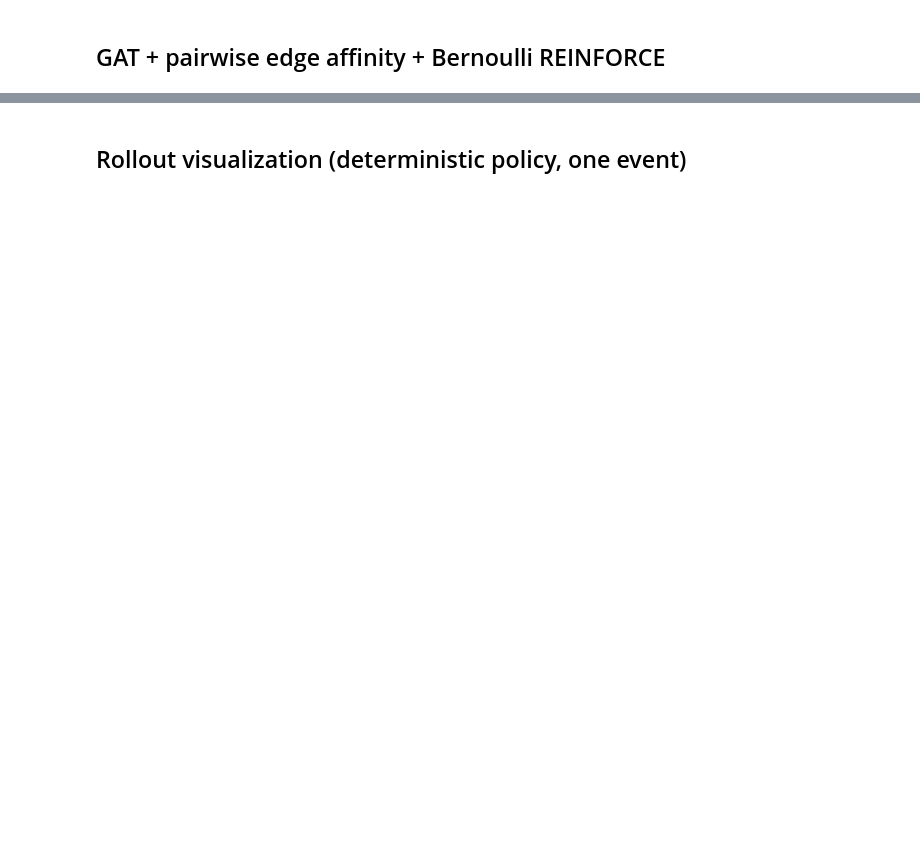
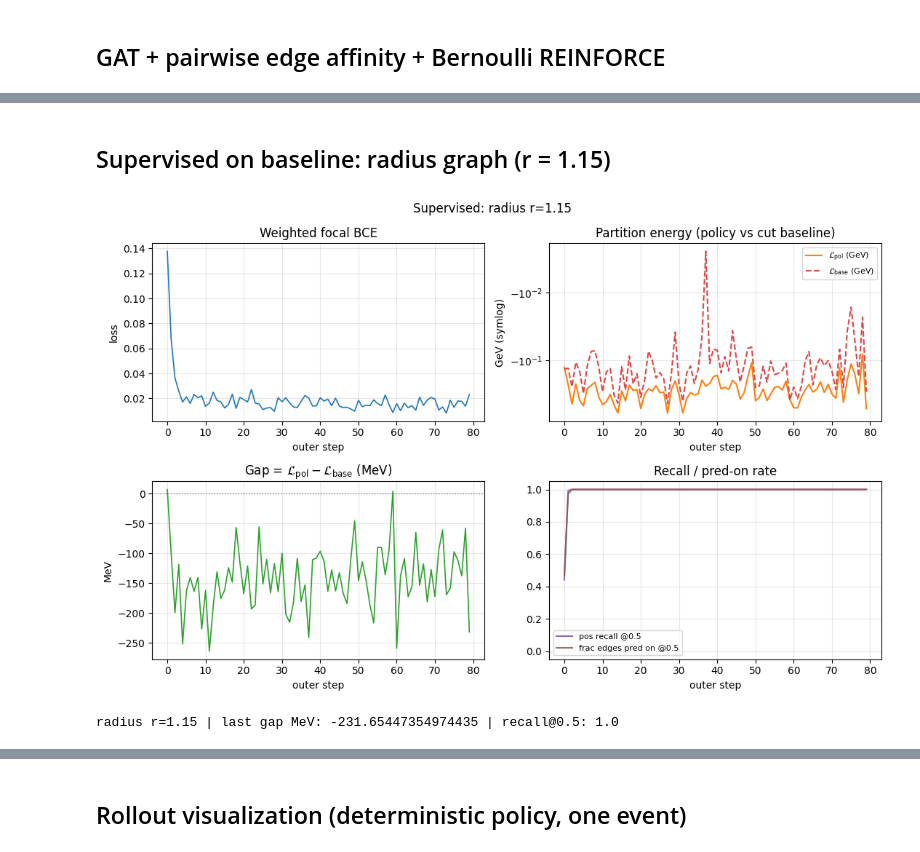
Before and after one commit to ZakayZ/COLA_UrQMD, a Jupyter notebook: clustering/ppo_gat_training.ipynb, the cells around one changed output, grey strips where cells are left out. Saved outputs shown, nothing was run; the diff lists cells and outputs as text; code cells hidden in the pictures; blank space fills up the shorter version.

```diff
--- a/clustering/ppo_gat_training.ipynb
+++ b/clustering/ppo_gat_training.ipynb
@@ -399,0 +562,44 @@ plot_baseline_clusterings_preview(_VALID_EVENTS[:3], seed=1)
+# %% [markdown]
+## Supervised on baseline: radius graph (r = 1.15)
+# %%
+from models import AffinityGraphConfig, AffinityGraphEnv, GATAffinityPolicy, GAT_NODE_IN_DIM
+from training.utils import make_event_sampler
+from training.supervised import train_supervised_edges
+
+RADIUS_CFG = AffinityGraphConfig(graph_kind="radius", radius_norm=1.15)
+radius_env = AffinityGraphEnv(RADIUS_CFG)
+radius_policy = GATAffinityPolicy(
+    in_dim=GAT_NODE_IN_DIM,
+    hidden=64,
+    n_heads=4,
+    n_gat_layers=2,
+    running_norm=False,
+)
+rng_radius = np.random.default_rng(43)
+sampler_radius = make_event_sampler(events=events, rng=rng_radius, fallback_urqmd=None)
+
+radius_hist = train_supervised_edges(
+    radius_policy,
+    radius_env,
+    sampler_radius,
+    steps=80,
+    events_per_step=8,
+    lr=1e-3,
+    focal_gamma=2.0,
+    pos_weight=20,
+    on_update=lambda h: plot_supervised_history(
+        h,
+        title="Supervised: radius r=1.15",
+        refresh_live=True,
+        live_display_id="supervised-live-radius",
+    ),
+)
+print(
+    "radius r=1.15 | last gap MeV:",
+    radius_hist["pretrain_gap"][-1],
+    "| recall@0.5:",
+    radius_hist["pretrain_pos_recall_05"][-1],
+)
+# %% [output]
+[figure, added]
+radius r=1.15 | last gap MeV: -231.65447354974435 | recall@0.5: 1.0
```
Also changed, not shown: parts of 16 cells of this notebook, 23 other files.
